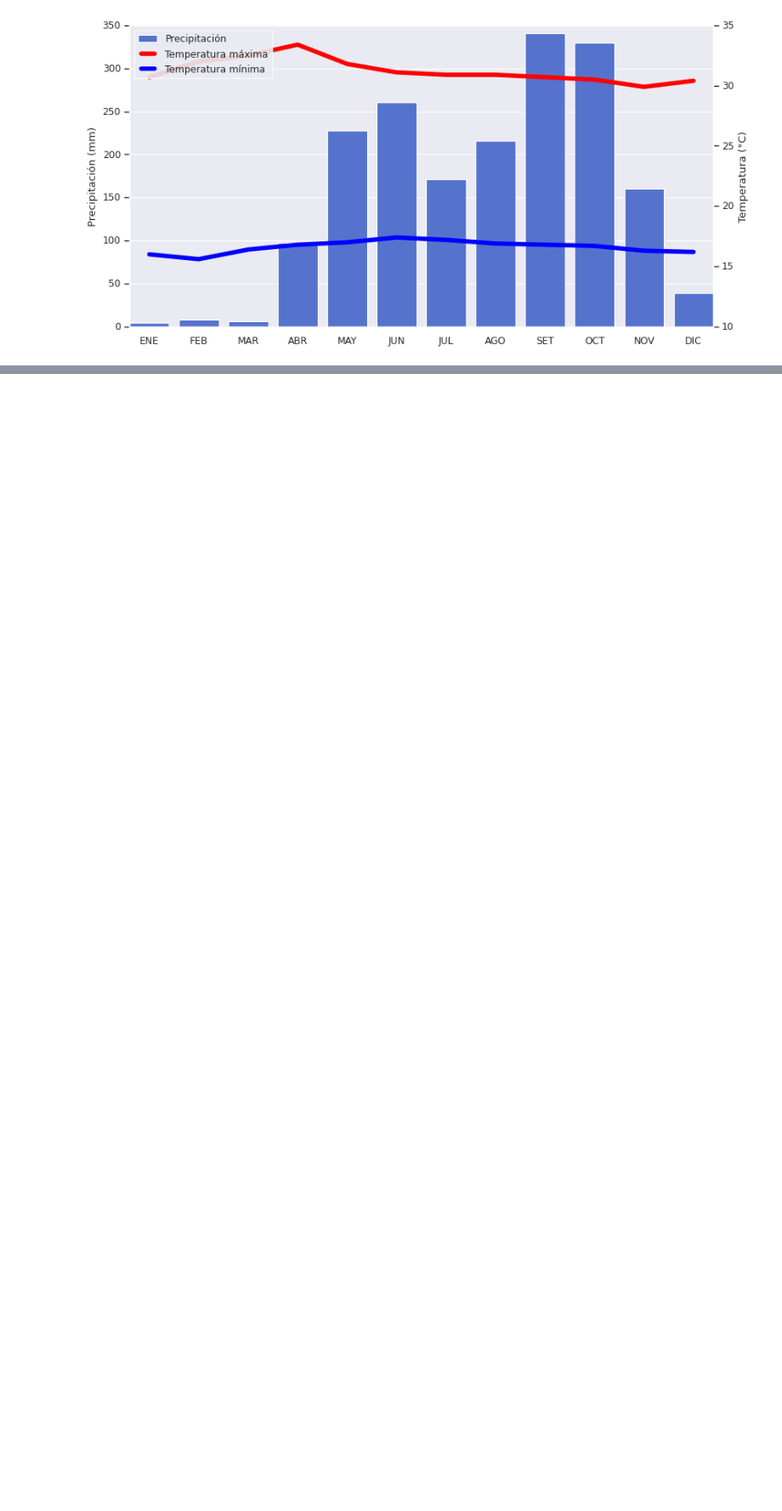
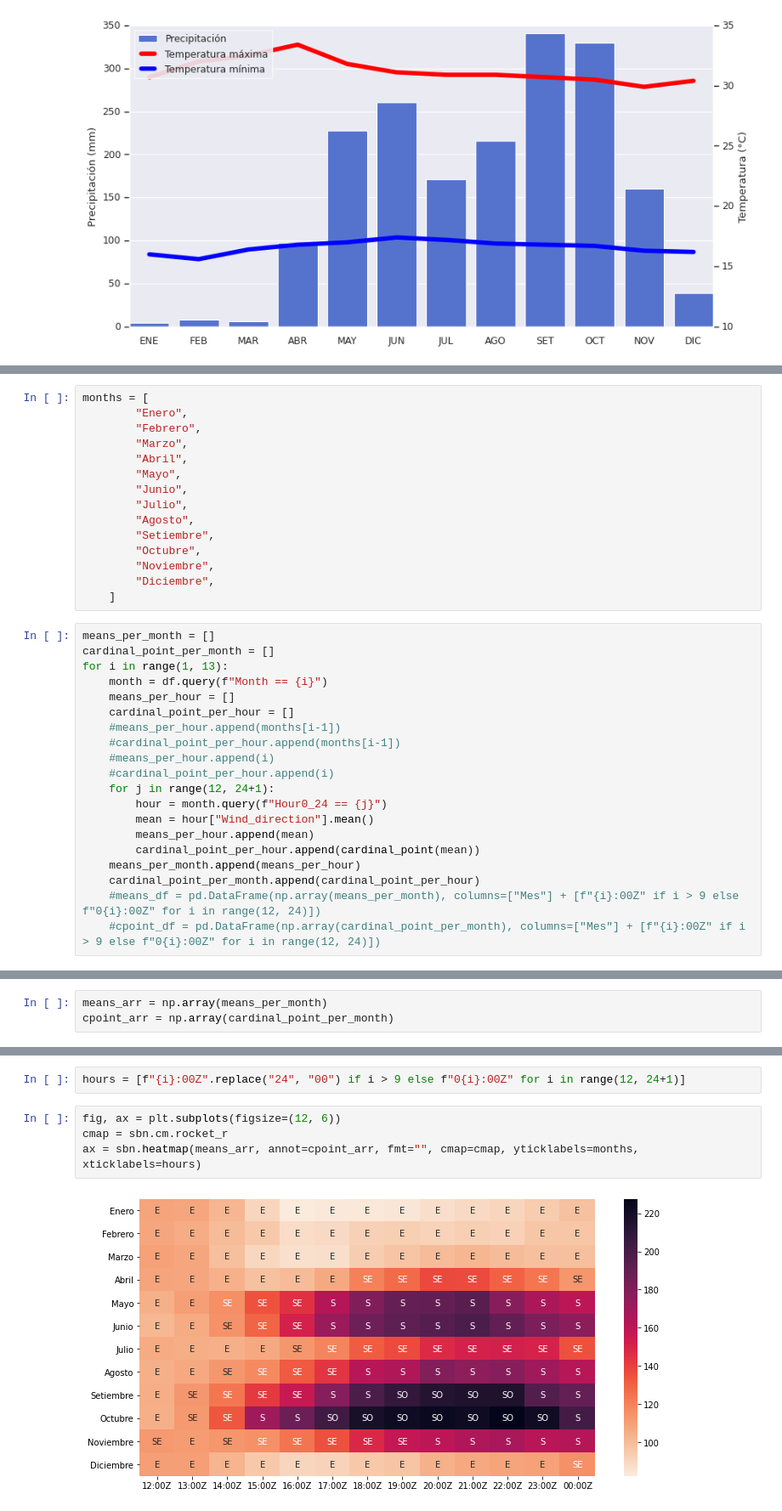
Before and after one commit to imn-climatologias-aeropuertos/climatologias-aeropuertos, a Jupyter notebook: clima.ipynb, the cells around one changed output, grey strips where cells are left out. Shown at 85% size. Drawn from its saved outputs; the diff is of its cells as text; blank space fills up the shorter version.

Commit message:
Add wind direction heatmap generator module

```diff
--- a/clima.ipynb
+++ b/clima.ipynb
@@ -473,0 +552,35 @@ fig.savefig("trash/climograma.png", format="png", dpi=600)
+# %%
+months = [
+        "Enero",
+        "Febrero",
+        "Marzo",
+        "Abril",
+        "Mayo",
+        "Junio",
+        "Julio",
+        "Agosto",
+        "Setiembre",
+        "Octubre",
+        "Noviembre",
+        "Diciembre",
+    ]
+# %%
+means_per_month = []
+cardinal_point_per_month = []
+for i in range(1, 13):
+    month = df.query(f"Month == {i}")
+    means_per_hour = []
+    cardinal_point_per_hour = []
+    #means_per_hour.append(months[i-1])
+    #cardinal_point_per_hour.append(months[i-1])
+    #means_per_hour.append(i)
+    #cardinal_point_per_hour.append(i)
+    for j in range(12, 24+1):
+        hour = month.query(f"Hour0_24 == {j}")
+        mean = hour["Wind_direction"].mean()
+        means_per_hour.append(mean)
+        cardinal_point_per_hour.append(cardinal_point(mean))
+    means_per_month.append(means_per_hour)
+    cardinal_point_per_month.append(cardinal_point_per_hour)
+    #means_df = pd.DataFrame(np.array(means_per_month), columns=["Mes"] + [f"{i}:00Z" if i > 9 else f"0{i}:00Z" for i in range(12, 24)])
+    #cpoint_df = pd.DataFrame(np.array(cardinal_point_per_month), columns=["Mes"] + [f"{i}:00Z" if i > 9 else f"0{i}:00Z" for i in range(12, 24)])
@@ -473,0 +619,3 @@ fig.savefig("trash/climograma.png", format="png", dpi=600)
+# %%
+means_arr = np.array(means_per_month)
+cpoint_arr = np.array(cardinal_point_per_month)
@@ -473,0 +626,8 @@ fig.savefig("trash/climograma.png", format="png", dpi=600)
+# %%
+hours = [f"{i}:00Z".replace("24", "00") if i > 9 else f"0{i}:00Z" for i in range(12, 24+1)]
+# %%
+fig, ax = plt.subplots(figsize=(12, 6))
+cmap = sbn.cm.rocket_r
+ax = sbn.heatmap(means_arr, annot=cpoint_arr, fmt="", cmap=cmap, yticklabels=months, xticklabels=hours)
+# %% [output]
+[figure, added]
```
Also changed, not shown: parts of 18 cells of this notebook, 9 other files.
